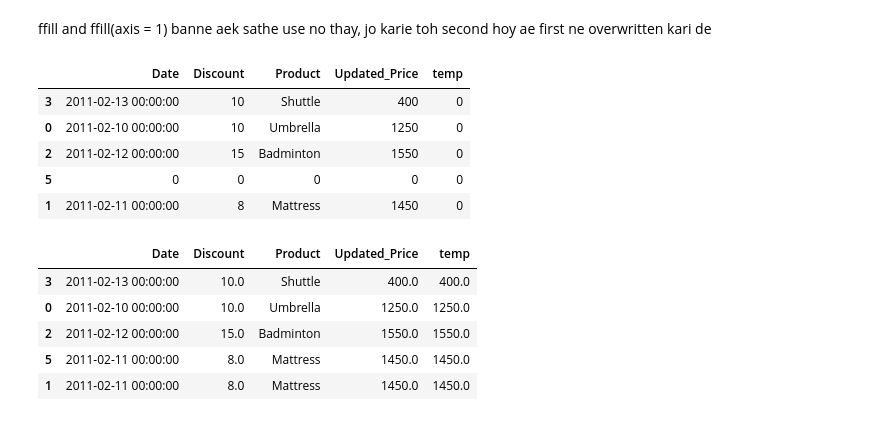
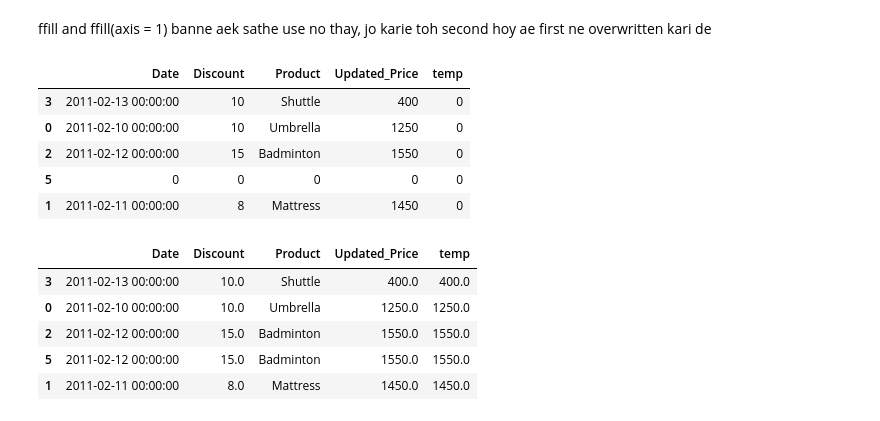
Before and after one commit to dhavalvalaa/Ai_Ml_QB, a Jupyter notebook: pandas/19_06/DataFrame_Exercises.ipynb, the cells around one changed output. Cells and saved outputs as stored; diff of their text form; code cells hidden in the pictures.

```diff
--- a/pandas/19_06/DataFrame_Exercises.ipynb
+++ b/pandas/19_06/DataFrame_Exercises.ipynb
@@ -576,22 +574,27 @@ ffill and ffill(axis = 1) banne aek sathe use no thay, jo karie toh second hoy a
 # %%
 new_index = [3,0,2,5,1]
 new_co_index = ['Date', 'Discount', 'Product', 'Updated_Price', 'temp']
 a = df.reindex(new_index, columns=new_co_index,fill_value=0)
 display(a)
 a_temp = df.reindex(new_index, columns=new_co_index)
-a_fill = a_temp.bfill()
+a_fill = a_temp.ffill()
 a_fill = a_fill.ffill(axis=1)
 display(a_fill)
+
+# or
+# a_fill = a_temp.bfill()
+# a_fill = a_fill.bfill(axis=1)
+# display(a_fill)
 # %% [output]
 |  | Date | Discount | Product | Updated_Price | temp |
 | 3 | 2011-02-13 00:00:00 | 10 | Shuttle | 400 | 0 |
 | 0 | 2011-02-10 00:00:00 | 10 | Umbrella | 1250 | 0 |
 | 2 | 2011-02-12 00:00:00 | 15 | Badminton | 1550 | 0 |
 | 5 | 0 | 0 | 0 | 0 | 0 |
 | 1 | 2011-02-11 00:00:00 | 8 | Mattress | 1450 | 0 |
 |  | Date | Discount | Product | Updated_Price | temp |
 | 3 | 2011-02-13 00:00:00 | 10.0 | Shuttle | 400.0 | 400.0 |
 | 0 | 2011-02-10 00:00:00 | 10.0 | Umbrella | 1250.0 | 1250.0 |
 | 2 | 2011-02-12 00:00:00 | 15.0 | Badminton | 1550.0 | 1550.0 |
-| 5 | 2011-02-11 00:00:00 | 8.0 | Mattress | 1450.0 | 1450.0 |
+| 5 | 2011-02-12 00:00:00 | 15.0 | Badminton | 1550.0 | 1550.0 |
 | 1 | 2011-02-11 00:00:00 | 8.0 | Mattress | 1450.0 | 1450.0 |
```
Also changed, not shown: parts of 31 cells of this notebook, 1 other file.
